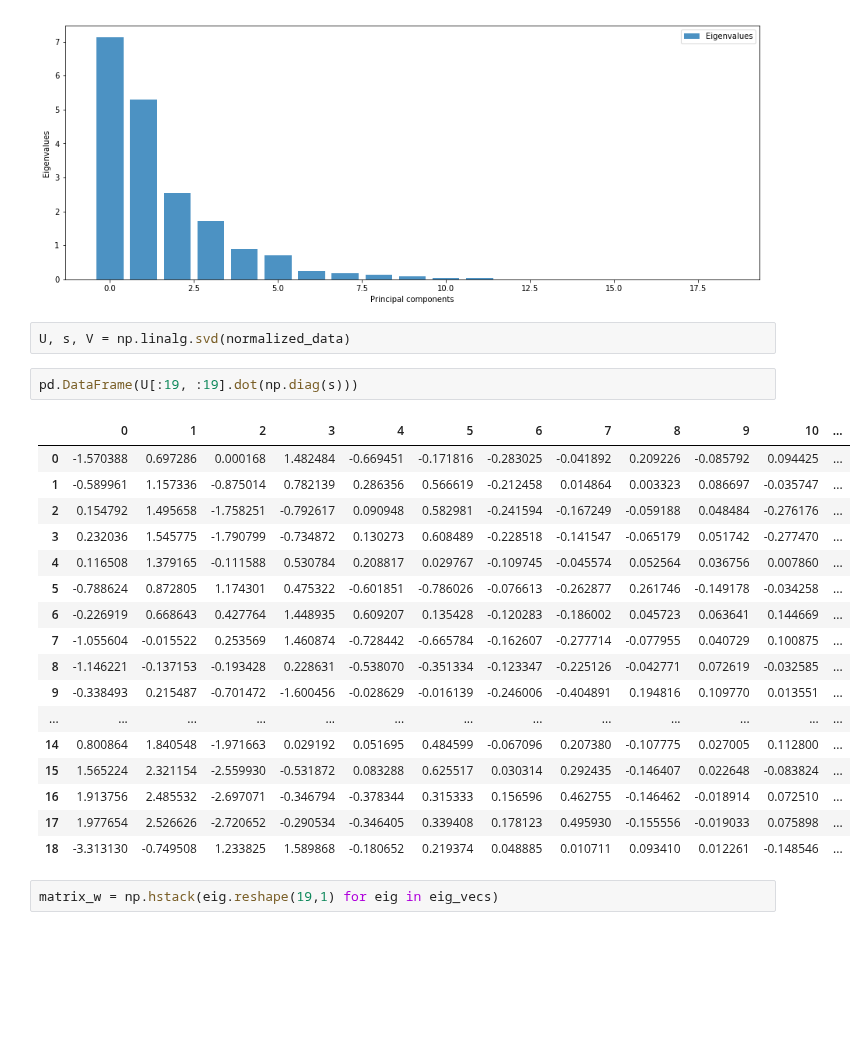
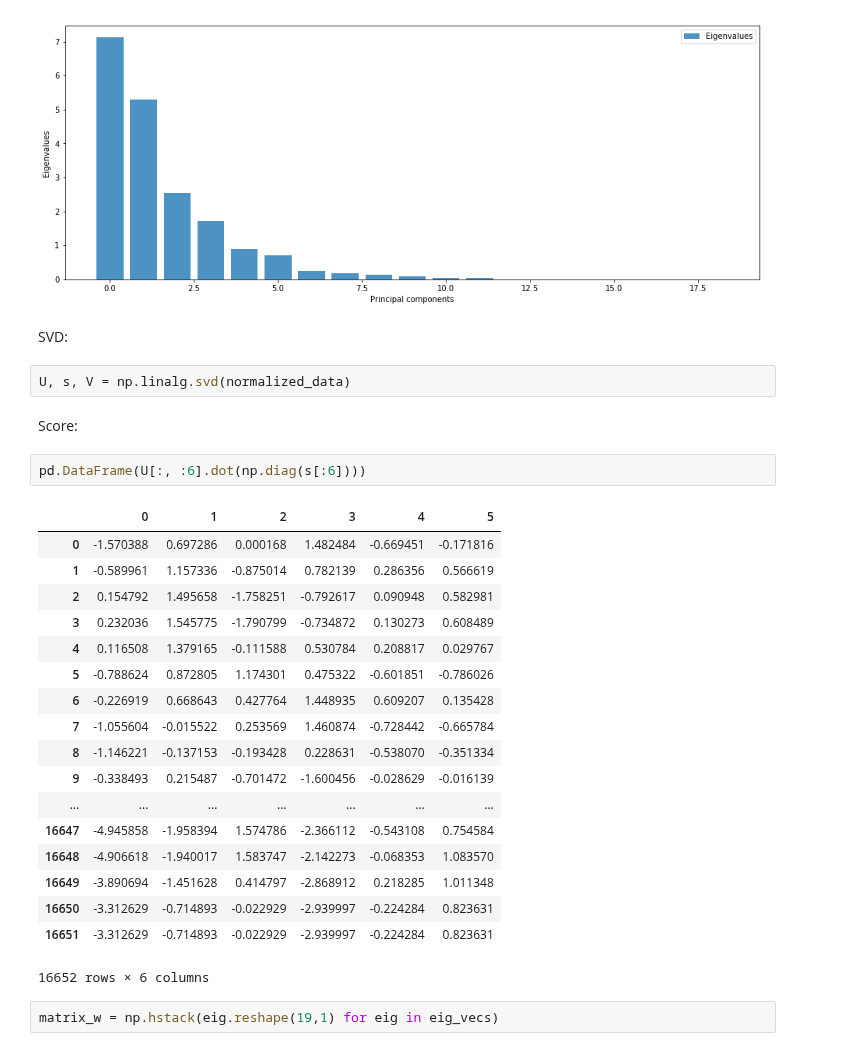
Before and after one commit to et4/stat, a Jupyter notebook: PT 2/main.ipynb, the cells around one changed output. Drawn from its saved outputs; the diff is of its cells as text; blank space fills up the shorter version.

```diff
--- a/PT 2/main.ipynb
+++ b/PT 2/main.ipynb
@@ -116,28 +114,33 @@ plt.legend(loc='best');
 # plt.savefig('file.png')
 # %% [output]
 [figure]
+# %% [markdown]
+SVD:
 # %%
 U, s, V = np.linalg.svd(normalized_data)
+# %% [markdown]
+Score:
 # %%
-pd.DataFrame(U[:19, :19].dot(np.diag(s)))
+pd.DataFrame(U[:, :6].dot(np.diag(s[:6])))
 # %% [output]
-|  | 0 | 1 | 2 | 3 | 4 | 5 | 6 | 7 | 8 | 9 | 10 | ... |
-| 0 | -1.570388 | 0.697286 | 0.000168 | 1.482484 | -0.669451 | -0.171816 | -0.283025 | -0.041892 | 0.209226 | -0.085792 | 0.094425 | ... |
-| 1 | -0.589961 | 1.157336 | -0.875014 | 0.782139 | 0.286356 | 0.566619 | -0.212458 | 0.014864 | 0.003323 | 0.086697 | -0.035747 | ... |
-| 2 | 0.154792 | 1.495658 | -1.758251 | -0.792617 | 0.090948 | 0.582981 | -0.241594 | -0.167249 | -0.059188 | 0.048484 | -0.276176 | ... |
-| 3 | 0.232036 | 1.545775 | -1.790799 | -0.734872 | 0.130273 | 0.608489 | -0.228518 | -0.141547 | -0.065179 | 0.051742 | -0.277470 | ... |
-| 4 | 0.116508 | 1.379165 | -0.111588 | 0.530784 | 0.208817 | 0.029767 | -0.109745 | -0.045574 | 0.052564 | 0.036756 | 0.007860 | ... |
-| 5 | -0.788624 | 0.872805 | 1.174301 | 0.475322 | -0.601851 | -0.786026 | -0.076613 | -0.262877 | 0.261746 | -0.149178 | -0.034258 | ... |
-| 6 | -0.226919 | 0.668643 | 0.427764 | 1.448935 | 0.609207 | 0.135428 | -0.120283 | -0.186002 | 0.045723 | 0.063641 | 0.144669 | ... |
-| 7 | -1.055604 | -0.015522 | 0.253569 | 1.460874 | -0.728442 | -0.665784 | -0.162607 | -0.277714 | -0.077955 | 0.040729 | 0.100875 | ... |
-| 8 | -1.146221 | -0.137153 | -0.193428 | 0.228631 | -0.538070 | -0.351334 | -0.123347 | -0.225126 | -0.042771 | 0.072619 | -0.032585 | ... |
-| 9 | -0.338493 | 0.215487 | -0.701472 | -1.600456 | -0.028629 | -0.016139 | -0.246006 | -0.404891 | 0.194816 | 0.109770 | 0.013551 | ... |
-| ... | ... | ... | ... | ... | ... | ... | ... | ... | ... | ... | ... | ... |
-| 14 | 0.800864 | 1.840548 | -1.971663 | 0.029192 | 0.051695 | 0.484599 | -0.067096 | 0.207380 | -0.107775 | 0.027005 | 0.112800 | ... |
-| 15 | 1.565224 | 2.321154 | -2.559930 | -0.531872 | 0.083288 | 0.625517 | 0.030314 | 0.292435 | -0.146407 | 0.022648 | -0.083824 | ... |
-| 16 | 1.913756 | 2.485532 | -2.697071 | -0.346794 | -0.378344 | 0.315333 | 0.156596 | 0.462755 | -0.146462 | -0.018914 | 0.072510 | ... |
-| 17 | 1.977654 | 2.526626 | -2.720652 | -0.290534 | -0.346405 | 0.339408 | 0.178123 | 0.495930 | -0.155556 | -0.019033 | 0.075898 | ... |
-| 18 | -3.313130 | -0.749508 | 1.233825 | 1.589868 | -0.180652 | 0.219374 | 0.048885 | 0.010711 | 0.093410 | 0.012261 | -0.148546 | ... |
+|  | 0 | 1 | 2 | 3 | 4 | 5 |
+| 0 | -1.570388 | 0.697286 | 0.000168 | 1.482484 | -0.669451 | -0.171816 |
+| 1 | -0.589961 | 1.157336 | -0.875014 | 0.782139 | 0.286356 | 0.566619 |
+| 2 | 0.154792 | 1.495658 | -1.758251 | -0.792617 | 0.090948 | 0.582981 |
+| 3 | 0.232036 | 1.545775 | -1.790799 | -0.734872 | 0.130273 | 0.608489 |
+| 4 | 0.116508 | 1.379165 | -0.111588 | 0.530784 | 0.208817 | 0.029767 |
+| 5 | -0.788624 | 0.872805 | 1.174301 | 0.475322 | -0.601851 | -0.786026 |
+| 6 | -0.226919 | 0.668643 | 0.427764 | 1.448935 | 0.609207 | 0.135428 |
+| 7 | -1.055604 | -0.015522 | 0.253569 | 1.460874 | -0.728442 | -0.665784 |
+| 8 | -1.146221 | -0.137153 | -0.193428 | 0.228631 | -0.538070 | -0.351334 |
+| 9 | -0.338493 | 0.215487 | -0.701472 | -1.600456 | -0.028629 | -0.016139 |
+| ... | ... | ... | ... | ... | ... | ... |
+| 16647 | -4.945858 | -1.958394 | 1.574786 | -2.366112 | -0.543108 | 0.754584 |
+| 16648 | -4.906618 | -1.940017 | 1.583747 | -2.142273 | -0.068353 | 1.083570 |
+| 16649 | -3.890694 | -1.451628 | 0.414797 | -2.868912 | 0.218285 | 1.011348 |
+| 16650 | -3.312629 | -0.714893 | -0.022929 | -2.939997 | -0.224284 | 0.823631 |
+| 16651 | -3.312629 | -0.714893 | -0.022929 | -2.939997 | -0.224284 | 0.823631 |
+16652 rows × 6 columns
 # %%
 matrix_w = np.hstack(eig.reshape(19,1) for eig in eig_vecs)
 # %%
```
Also changed, not shown: parts of 3 cells of this notebook, 1 other file.
